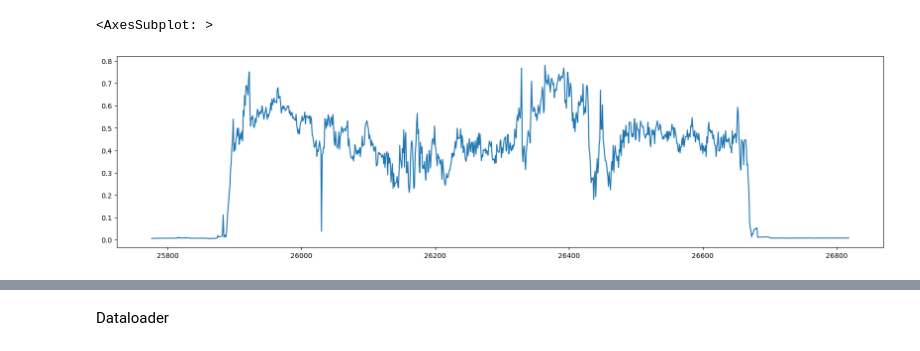
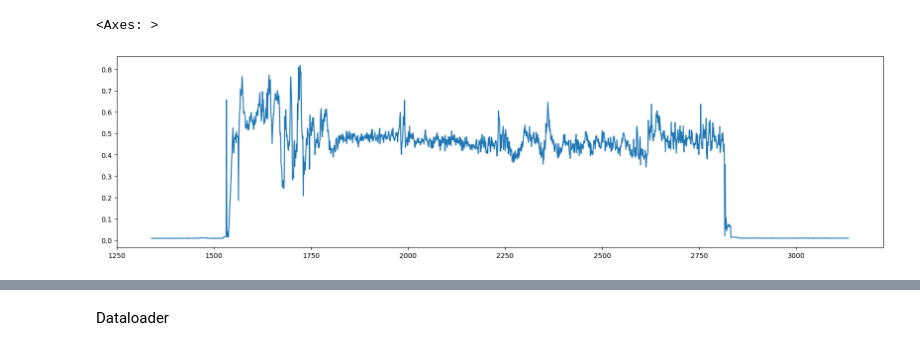
Before and after one commit to LeoLi23/553-ev-project, a Jupyter notebook: TCN-LSTM.ipynb, the cells around one changed output, grey strips where cells are left out. Cells and saved outputs as stored; diff of their text form; code cells hidden in the pictures.

```diff
--- a/TCN-LSTM.ipynb
+++ b/TCN-LSTM.ipynb
@@ -11,10 +11,10 @@ data = pd.read_csv('flights.csv')
 data, train_loader, val_loader, test_loader = get_data_loaders(data, 24, 10)
 features = getFeatures()
 # %%
-data[data['flight']==79]['power'].plot(figsize=(20, 5))
+data[data['flight']==2]['power'].plot(figsize=(20, 5))
 # %% [output]
-<AxesSubplot: >
+<Axes: >
-[figure, old version]
+[figure, new version]
 # %%
 for i, (x, y) in enumerate(train_loader):
     print(x.shape)
```
Also changed, not shown: parts of 5 cells of this notebook, 4 other files.
